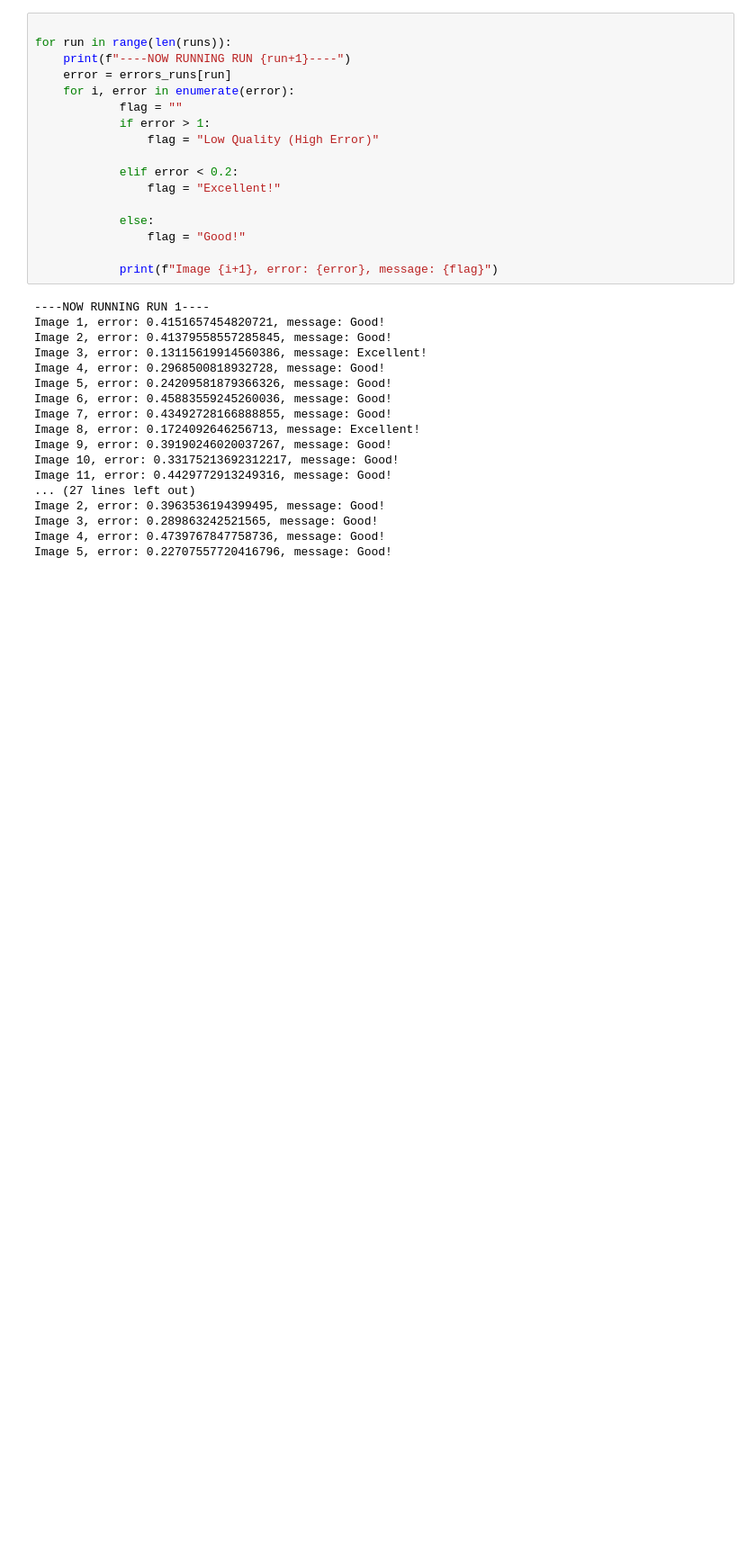
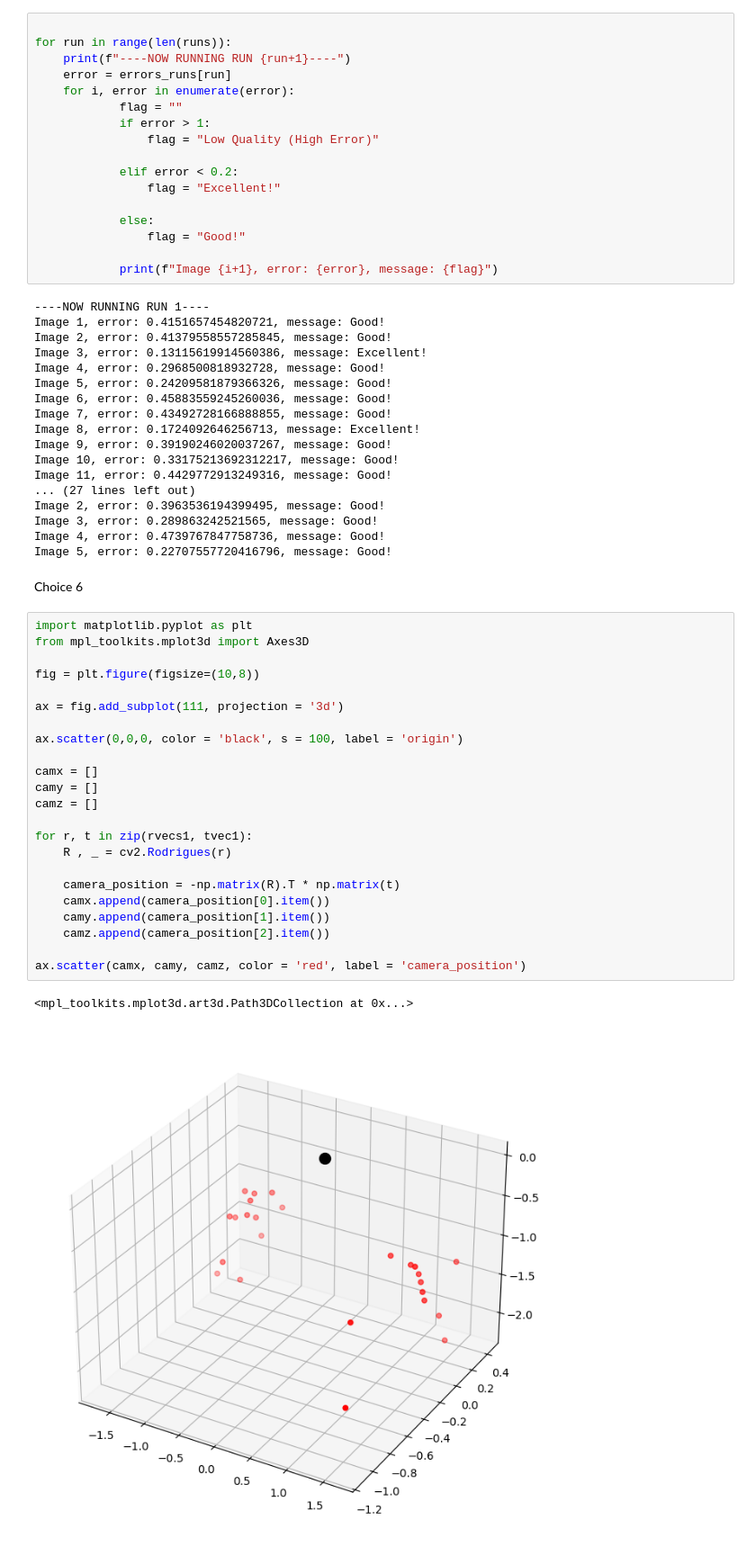
Before and after one commit to Li-Wei-Pan/Computer_Vision_Assignment, a Jupyter notebook: main.ipynb, the cells around one changed output. Shown at 90% size. Saved outputs shown, nothing was run; the diff lists cells and outputs as text; blank space fills up the shorter version.

```diff
--- a/main.ipynb
+++ b/main.ipynb
@@ -522,3 +539,31 @@ Image 2, error: 0.3963536194399495, message: Good!
 Image 3, error: 0.289863242521565, message: Good!
 Image 4, error: 0.4739767847758736, message: Good!
 Image 5, error: 0.22707557720416796, message: Good!
+# %% [markdown]
+Choice 6
+# %%
+import matplotlib.pyplot as plt
+from mpl_toolkits.mplot3d import Axes3D
+
+fig = plt.figure(figsize=(10,8))
+
+ax = fig.add_subplot(111, projection = '3d')
+
+ax.scatter(0,0,0, color = 'black', s = 100, label = 'origin')
+
+camx = []
+camy = []
+camz = []
+
+for r, t in zip(rvecs1, tvec1):
+    R , _ = cv2.Rodrigues(r)
+
+    camera_position = -np.matrix(R).T * np.matrix(t)
+    camx.append(camera_position[0].item())
+    camy.append(camera_position[1].item())
+    camz.append(camera_position[2].item())
+
+ax.scatter(camx, camy, camz, color = 'red', label = 'camera_position')
+# %% [output]
+<mpl_toolkits.mplot3d.art3d.Path3DCollection at 0x...>
+[figure, added]
```
Also changed, not shown: parts of 3 cells of this notebook.
